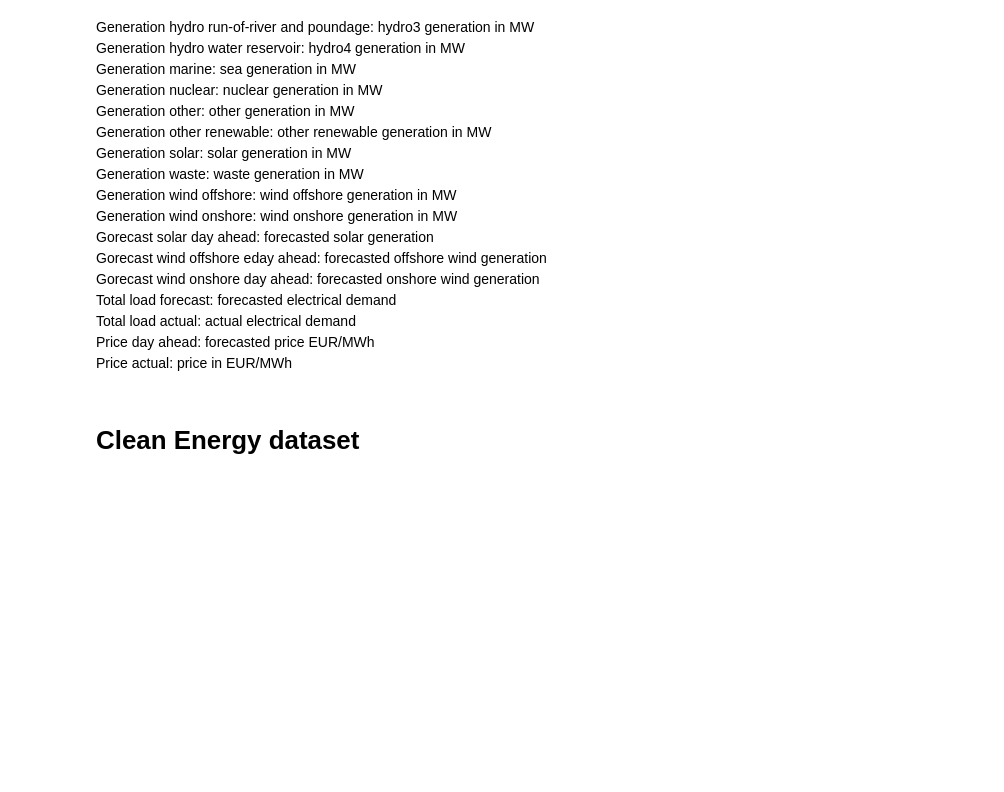
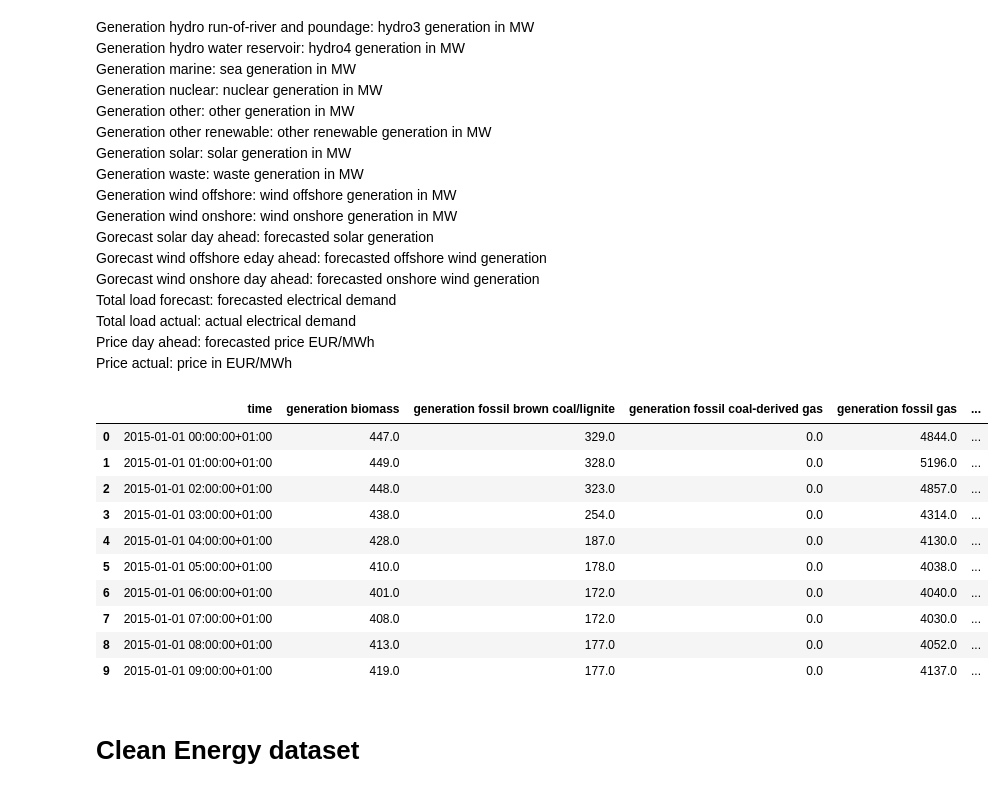
Before and after one commit to coyhml/ml-work, a Jupyter notebook: ML project .ipynb, the cells around one changed output. Cells and saved outputs as stored; diff of their text form; code cells hidden in the pictures; blank space fills up the shorter version.

```diff
--- a/ML project .ipynb
+++ b/ML project .ipynb
@@ -67,6 +74,19 @@ Price day ahead: forecasted price EUR/MWh
 Price actual: price in EUR/MWh
 # %%
 energy_dataset = pd.read_csv(energy_file)
+energy_dataset.head(10)
+# %% [output]
+|  | time | generation biomass | generation fossil brown coal/lignite | generation fossil coal-derived gas | generation fossil gas | ... |
+| 0 | 2015-01-01 00:00:00+01:00 | 447.0 | 329.0 | 0.0 | 4844.0 | ... |
+| 1 | 2015-01-01 01:00:00+01:00 | 449.0 | 328.0 | 0.0 | 5196.0 | ... |
+| 2 | 2015-01-01 02:00:00+01:00 | 448.0 | 323.0 | 0.0 | 4857.0 | ... |
+| 3 | 2015-01-01 03:00:00+01:00 | 438.0 | 254.0 | 0.0 | 4314.0 | ... |
+| 4 | 2015-01-01 04:00:00+01:00 | 428.0 | 187.0 | 0.0 | 4130.0 | ... |
+| 5 | 2015-01-01 05:00:00+01:00 | 410.0 | 178.0 | 0.0 | 4038.0 | ... |
+| 6 | 2015-01-01 06:00:00+01:00 | 401.0 | 172.0 | 0.0 | 4040.0 | ... |
+| 7 | 2015-01-01 07:00:00+01:00 | 408.0 | 172.0 | 0.0 | 4030.0 | ... |
+| 8 | 2015-01-01 08:00:00+01:00 | 413.0 | 177.0 | 0.0 | 4052.0 | ... |
+| 9 | 2015-01-01 09:00:00+01:00 | 419.0 | 177.0 | 0.0 | 4137.0 | ... |
 # %% [markdown]
 # Clean Energy dataset
 # %%
```
Also changed, not shown: parts of 61 cells of this notebook.
